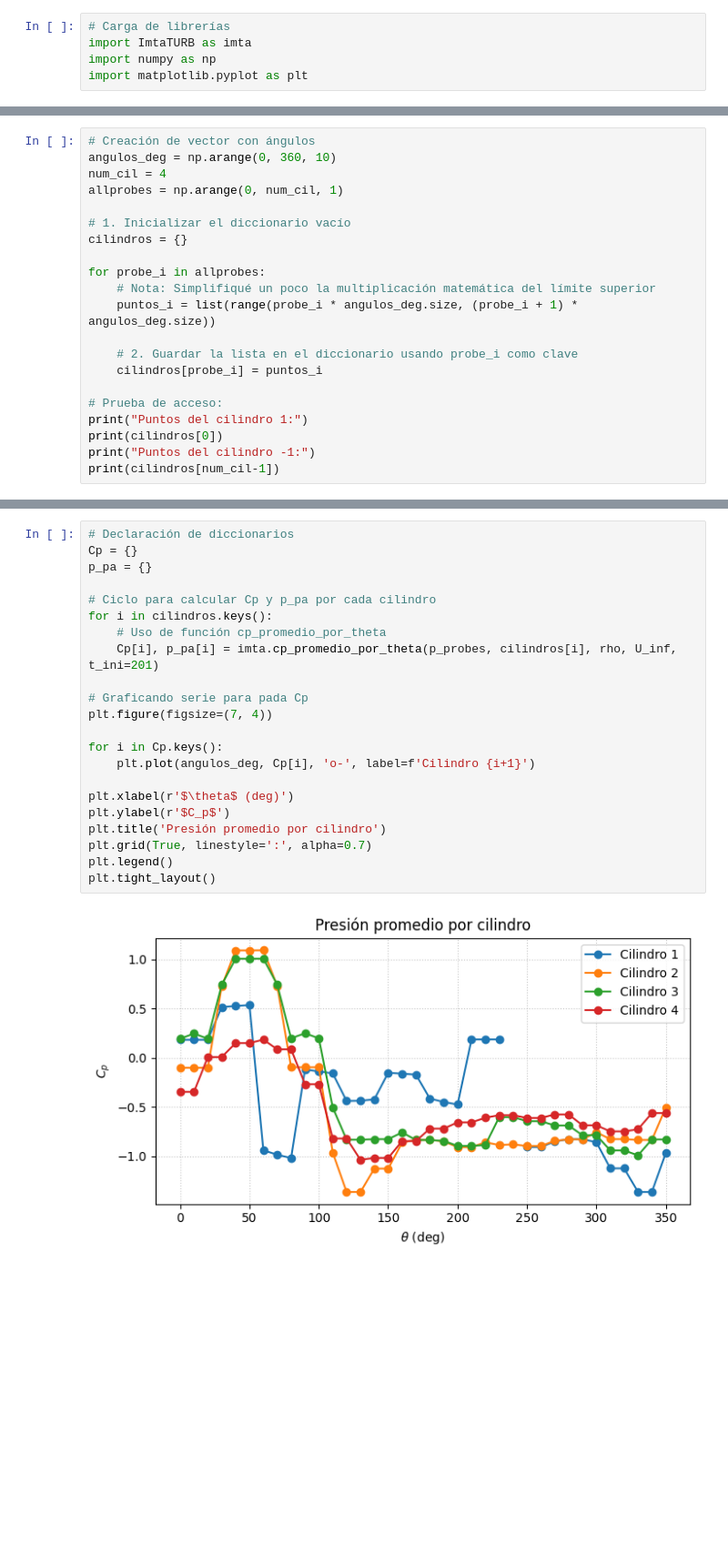
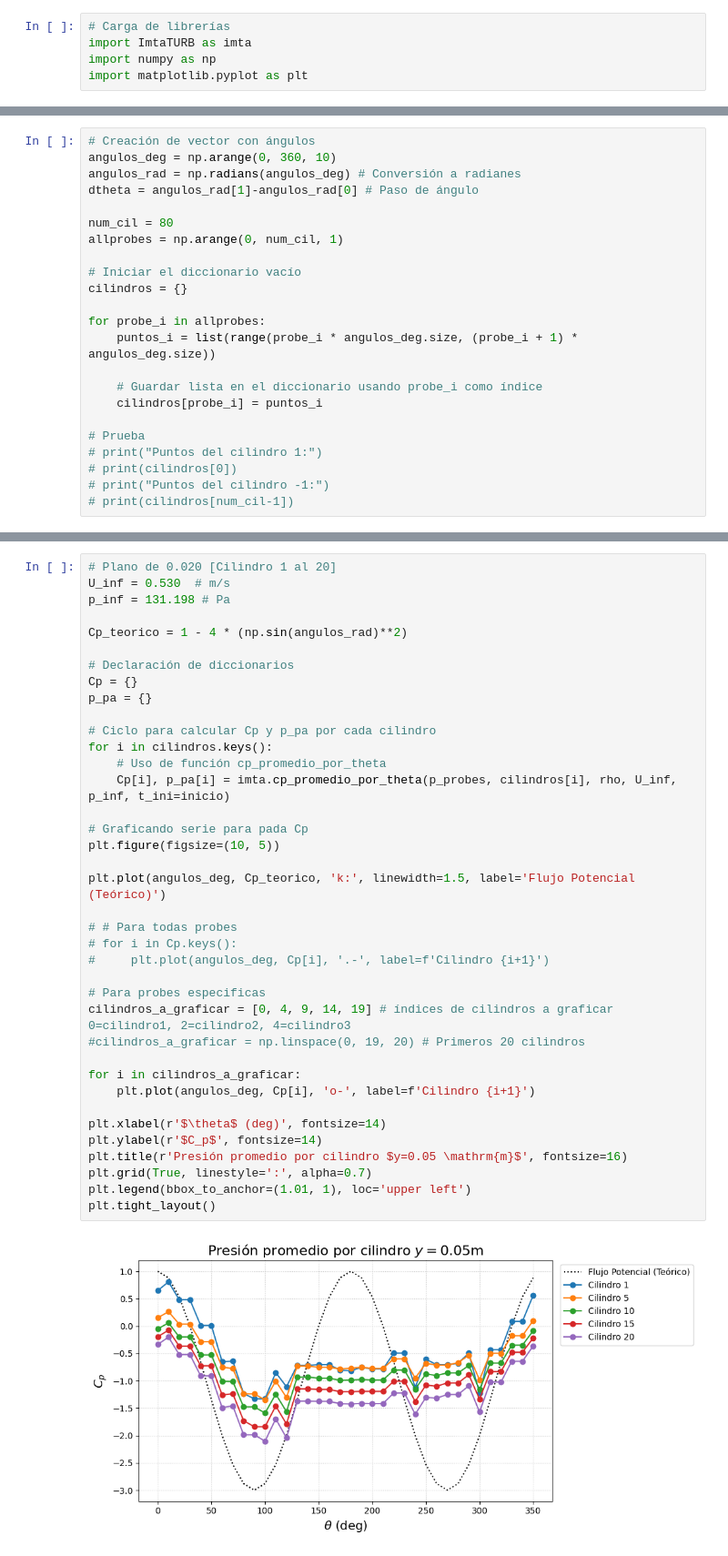
Before and after one commit to OmarURP/Toolbox_publica, a Jupyter notebook: 08_Parcelas.ipynb, the cells around one changed output, grey strips where cells are left out. Shown at 91% size. Drawn from its saved outputs; the diff is of its cells as text; blank space fills up the shorter version.

```diff
--- a/08_Parcelas.ipynb
+++ b/08_Parcelas.ipynb
@@ -48,21 +63,23 @@ Frecuencia de muestreo: 100.00 Hz (Δt = 0.0100 s)
 # %%
 # Creación de vector con ángulos
 angulos_deg = np.arange(0, 360, 10)
-num_cil = 4
+angulos_rad = np.radians(angulos_deg) # Conversión a radianes
+dtheta = angulos_rad[1]-angulos_rad[0] # Paso de ángulo
+
+num_cil = 80
 allprobes = np.arange(0, num_cil, 1)
 
-# 1. Inicializar el diccionario vacío
+# Iniciar el diccionario vacío
 cilindros = {}
 
 for probe_i in allprobes:
-    # Nota: Simplifiqué un poco la multiplicación matemática del límite superior
     puntos_i = list(range(probe_i * angulos_deg.size, (probe_i + 1) * angulos_deg.size))
 
-    # 2. Guardar la lista en el diccionario usando probe_i como clave
+    # Guardar lista en el diccionario usando probe_i como índice
     cilindros[probe_i] = puntos_i
 
-# Prueba de acceso:
-print("Puntos del cilindro 1:")
-print(cilindros[0])
-print("Puntos del cilindro -1:")
-print(cilindros[num_cil-1])
+# Prueba
+# print("Puntos del cilindro 1:")
+# print(cilindros[0])
+# print("Puntos del cilindro -1:")
+# print(cilindros[num_cil-1])
@@ -74,24 +99,40 @@ Puntos del cilindro -1:
 # %%
+# Plano de 0.020 [Cilindro 1 al 20]
+U_inf = 0.530  # m/s
+p_inf = 131.198 # Pa
+
+Cp_teorico = 1 - 4 * (np.sin(angulos_rad)**2)
+
 # Declaración de diccionarios
 Cp = {}
 p_pa = {}
 
 # Ciclo para calcular Cp y p_pa por cada cilindro
 for i in cilindros.keys():
     # Uso de función cp_promedio_por_theta
-    Cp[i], p_pa[i] = imta.cp_promedio_por_theta(p_probes, cilindros[i], rho, U_inf, t_ini=201)
+    Cp[i], p_pa[i] = imta.cp_promedio_por_theta(p_probes, cilindros[i], rho, U_inf, p_inf, t_ini=inicio)
 
 # Graficando serie para pada Cp
-plt.figure(figsize=(7, 4))
+plt.figure(figsize=(10, 5))
 
-for i in Cp.keys():
+plt.plot(angulos_deg, Cp_teorico, 'k:', linewidth=1.5, label='Flujo Potencial (Teórico)')
+
+# # Para todas probes
+# for i in Cp.keys():
+#     plt.plot(angulos_deg, Cp[i], '.-', label=f'Cilindro {i+1}')
+
+# Para probes especificas
+cilindros_a_graficar = [0, 4, 9, 14, 19] # índices de cilindros a graficar 0=cilindro1, 2=cilindro2, 4=cilindro3
+#cilindros_a_graficar = np.linspace(0, 19, 20) # Primeros 20 cilindros
+
+for i in cilindros_a_graficar:
     plt.plot(angulos_deg, Cp[i], 'o-', label=f'Cilindro {i+1}')
 
-plt.xlabel(r'$\theta$ (deg)')
-plt.ylabel(r'$C_p$')
-plt.title('Presión promedio por cilindro')
+plt.xlabel(r'$\theta$ (deg)', fontsize=14)
+plt.ylabel(r'$C_p$', fontsize=14)
+plt.title(r'Presión promedio por cilindro $y=0.05 \mathrm{m}$', fontsize=16)
 plt.grid(True, linestyle=':', alpha=0.7)
-plt.legend()
+plt.legend(bbox_to_anchor=(1.01, 1), loc='upper left')
 plt.tight_layout()
 # %% [output]
-[figure, old version]
+[figure, new version]
```
Also changed, not shown: parts of 11 cells of this notebook, 3 other files.
